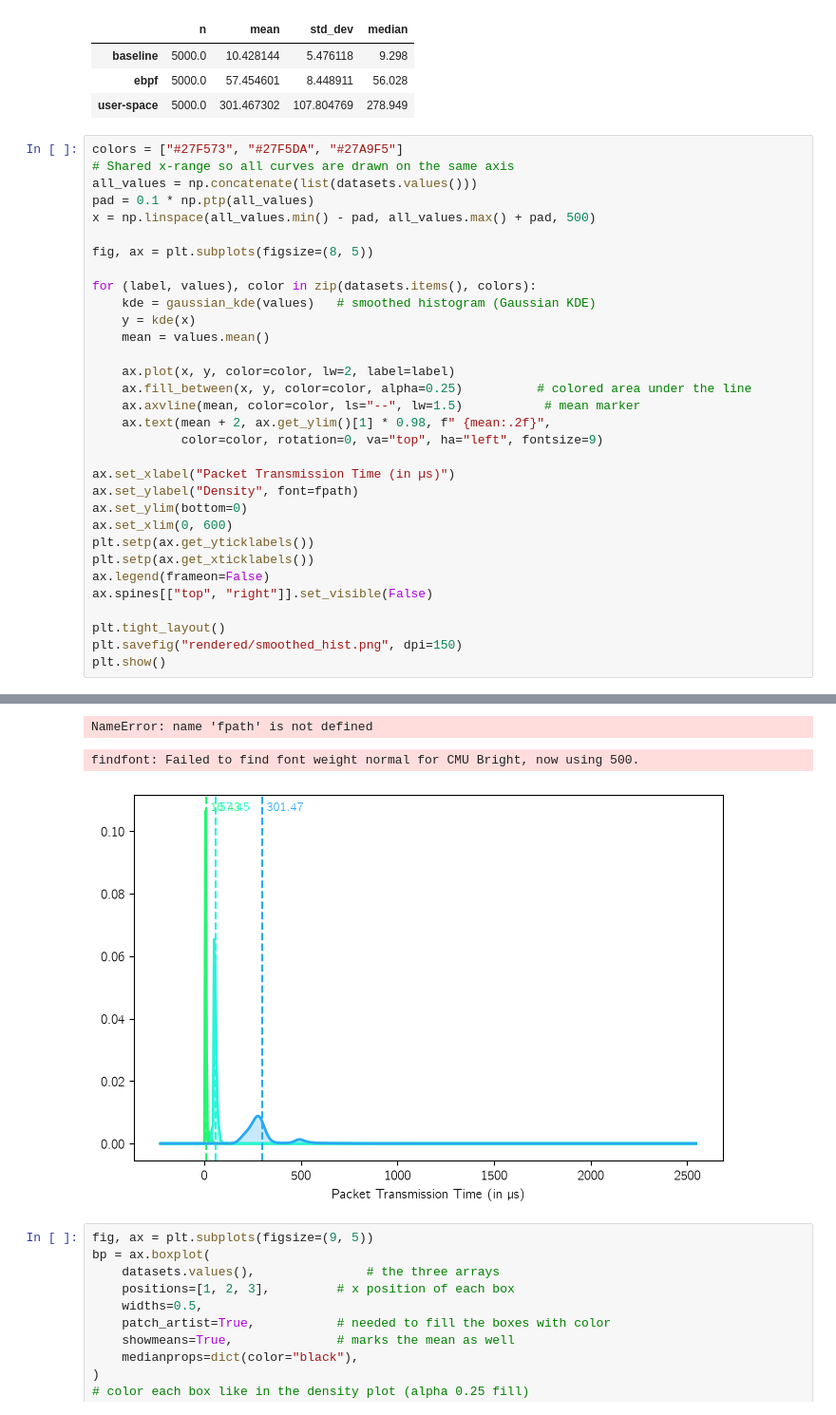
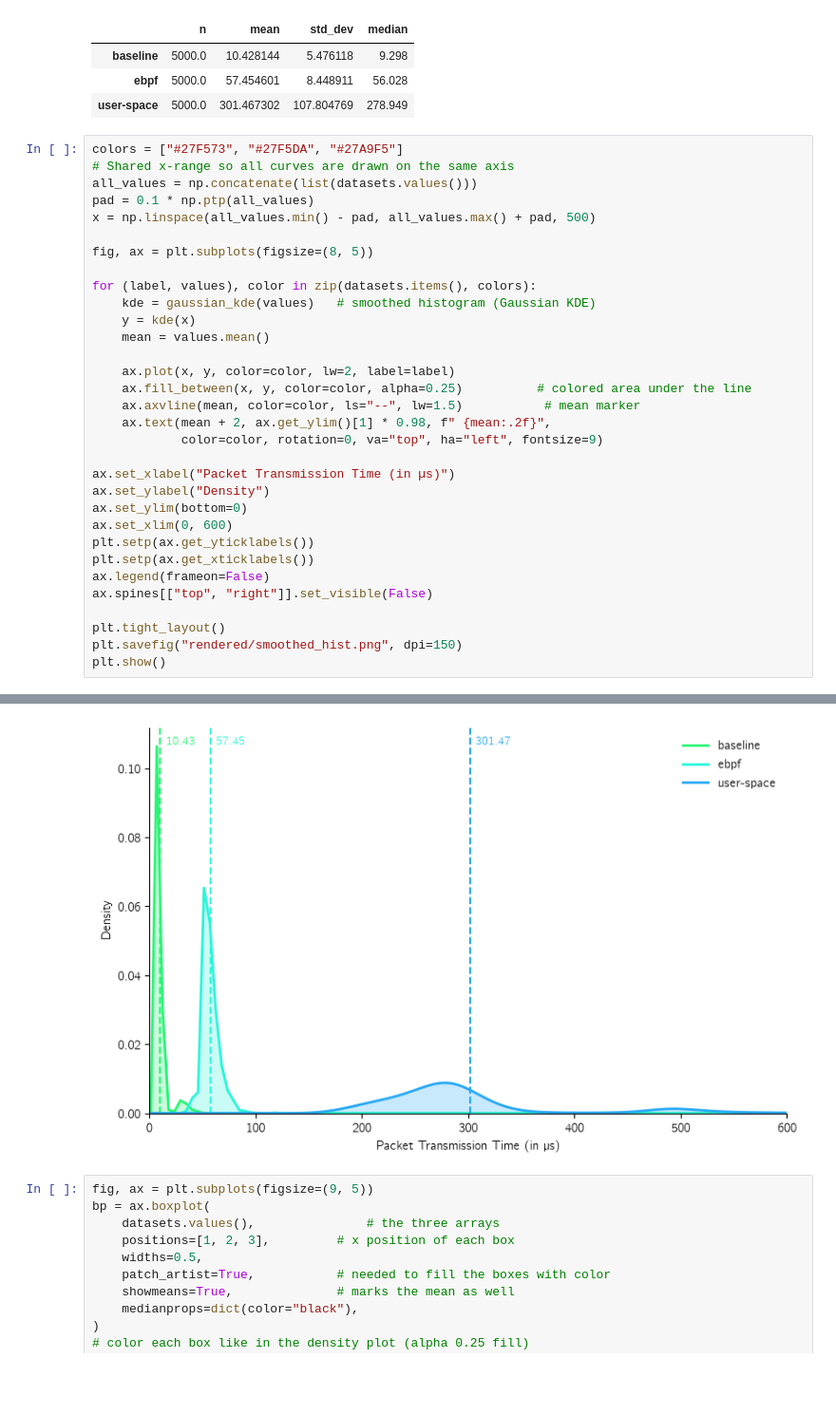
Before and after one commit to aljLab/thesis-a-labonte, a Jupyter notebook: experiments/code/src/code/analysis.ipynb, the cells around one changed output, grey strips where cells are left out. Shown at 95% size. Cells and saved outputs as stored; diff of their text form; blank space fills up the shorter version.

```diff
--- a/experiments/code/src/code/analysis.ipynb
+++ b/experiments/code/src/code/analysis.ipynb
@@ -92,7 +92,7 @@ for (label, values), color in zip(datasets.items(), colors):
             color=color, rotation=0, va="top", ha="left", fontsize=9)
 
 ax.set_xlabel("Packet Transmission Time (in µs)")
-ax.set_ylabel("Density", font=fpath)
+ax.set_ylabel("Density")
 ax.set_ylim(bottom=0)
 ax.set_xlim(0, 600)
 plt.setp(ax.get_yticklabels())
@@ -108,6 +124,4 @@ findfont: Failed to find font weight normal for CMU Bright, now using 500.
-NameError: name 'fpath' is not defined
-findfont: Failed to find font weight normal for CMU Bright, now using 500.
-[figure, old version]
+[figure, new version]
 # %%
 fig, ax = plt.subplots(figsize=(9, 5))
 bp = ax.boxplot(
```
Also changed, not shown: parts of 1 cell of this notebook, 1 other file.
